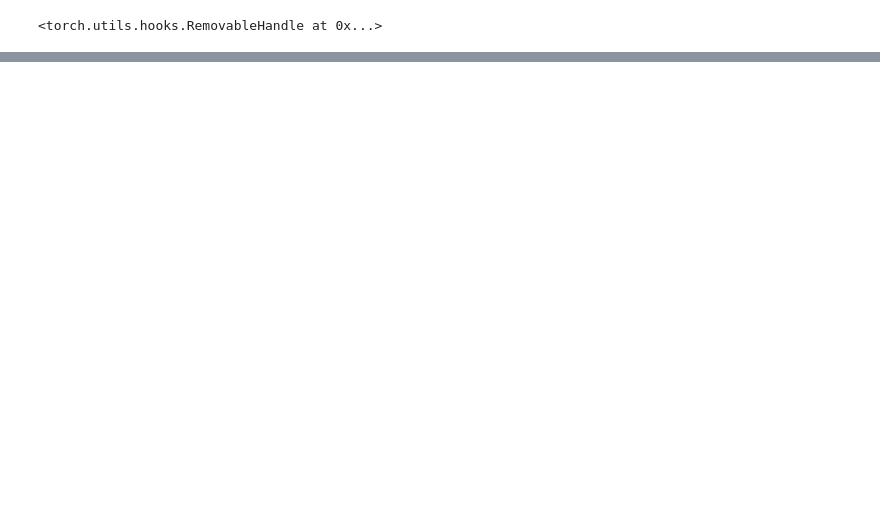
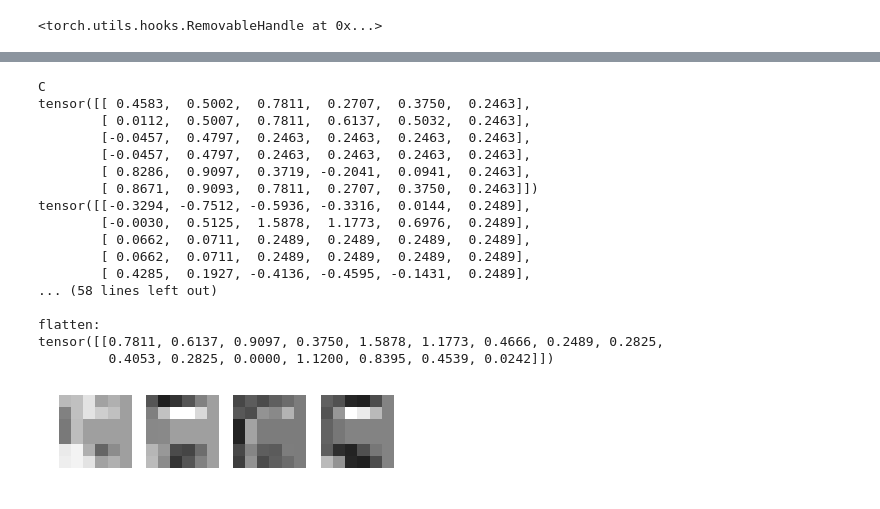
Before and after one commit to philippschmitt/Teensy-Microcontroller-Convolutional-Neural-Network, a Jupyter notebook: Network training.ipynb, the cells around one changed output, grey strips where cells are left out. Saved outputs shown, nothing was run; the diff lists cells and outputs as text; code cells hidden in the pictures; blank space fills up the shorter version.

```diff
--- a/Network training.ipynb
+++ b/Network training.ipynb
@@ -356,0 +497,45 @@ C
+# %%
+with torch.no_grad():
+    #dat = generate_data(visualise=False)
+    print('C' if model(dat) > 0 else 'D')
+
+    # visualize activations after convolution
+    for i, act in enumerate(activation['act'][0]):
+        print(act)
+        data = act.view(6,6)
+        subplot(1, 4, i+1)
+        imshow(data, cmap='gray', vmin=-1, vmax=1)
+        axis('off');
+
+    print("\n")
+
+    print("relu:")
+    print(activation["relu"])
+    print("\n")
+
+    print("pool:")
+    print(activation["pool"])
+    print("\n")
+
+    print("flatten:")
+    print(activation["flatten"])
+    print("\n")
+# %% [output]
+C
+tensor([[ 0.4583,  0.5002,  0.7811,  0.2707,  0.3750,  0.2463],
+        [ 0.0112,  0.5007,  0.7811,  0.6137,  0.5032,  0.2463],
+        [-0.0457,  0.4797,  0.2463,  0.2463,  0.2463,  0.2463],
+        [-0.0457,  0.4797,  0.2463,  0.2463,  0.2463,  0.2463],
+        [ 0.8286,  0.9097,  0.3719, -0.2041,  0.0941,  0.2463],
+        [ 0.8671,  0.9093,  0.7811,  0.2707,  0.3750,  0.2463]])
+tensor([[-0.3294, -0.7512, -0.5936, -0.3316,  0.0144,  0.2489],
+        [-0.0030,  0.5125,  1.5878,  1.1773,  0.6976,  0.2489],
+        [ 0.0662,  0.0711,  0.2489,  0.2489,  0.2489,  0.2489],
+        [ 0.0662,  0.0711,  0.2489,  0.2489,  0.2489,  0.2489],
+        [ 0.4285,  0.1927, -0.4136, -0.4595, -0.1431,  0.2489],
+... (58 lines left out)
+
+flatten:
+tensor([[0.7811, 0.6137, 0.9097, 0.3750, 1.5878, 1.1773, 0.4666, 0.2489, 0.2825,
+         0.4053, 0.2825, 0.0000, 1.1200, 0.8395, 0.4539, 0.0242]])
+[figure, added]
```
Also changed, not shown: parts of 15 cells of this notebook, 6 other files.
